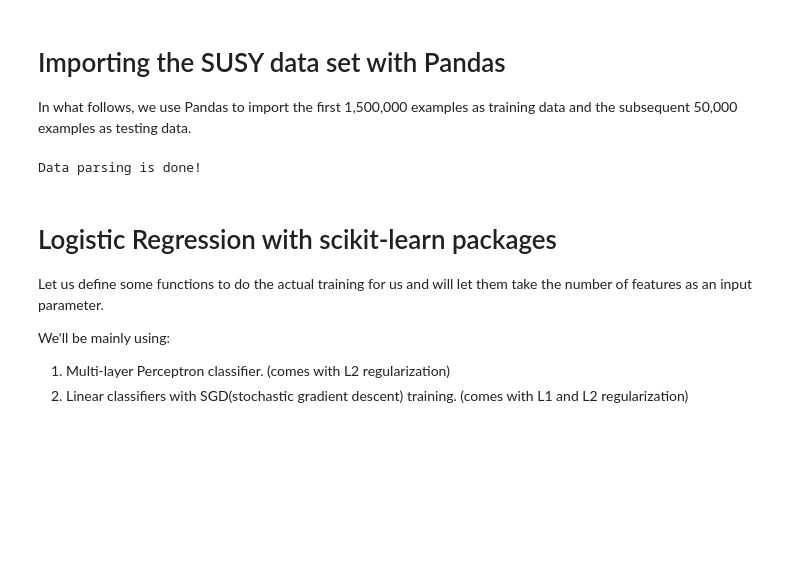
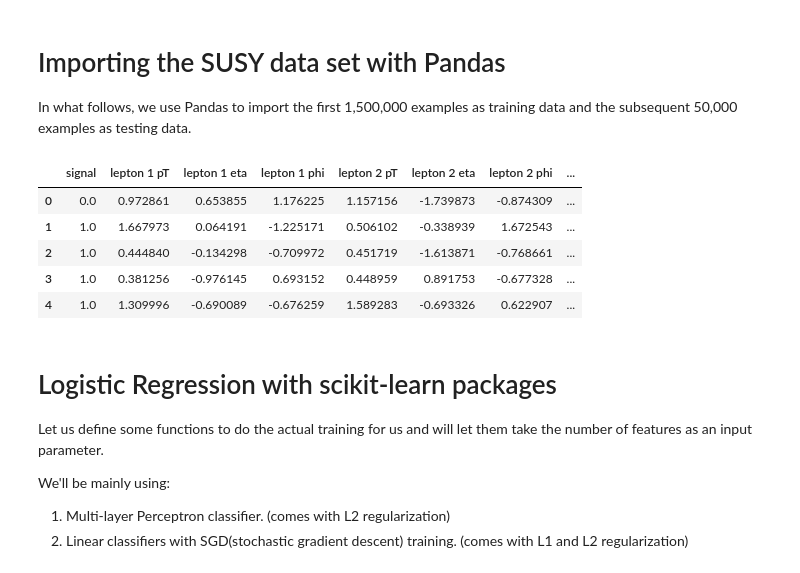
Before and after one commit to LHCfitNikhef/ML4PA, a Jupyter notebook: tutorials/tutorial3/Tutorial3-LogisticRegression-SUSY.ipynb, the cells around one changed output. Drawn from its saved outputs; the diff is of its cells as text; code cells hidden in the pictures; blank space fills up the shorter version.

```diff
--- a/tutorials/tutorial3/Tutorial3-LogisticRegression-SUSY.ipynb
+++ b/tutorials/tutorial3/Tutorial3-LogisticRegression-SUSY.ipynb
@@ -95,28 +95,40 @@ import time
 #Comment the next line on to turn off warnings
 warnings.filterwarnings('ignore')
 
-
 seed=12
 np.random.seed(seed)
-import tensorflow as tf
-# suppress tflow compilation warnings
-os.environ['TF_CPP_MIN_LOG_LEVEL'] = '2'
 
-tf.set_random_seed(seed)
+# To get the data set in a workable format, we can use two different methods.
 
-# Download the SUSY.csv (about 2GB) from UCI ML archive and save it in the same directory as this jupyter notebook
-# See: https://archive.ics.uci.edu/ml/machine-learning-databases/00279/
-#filename="SUSY.csv"
+# Method 1 (adviced for Jupyter Notebook)
+
+# Download the data SUSY.csv (about 2GB) one single time from UCI ML archive
+# and save it in the same directory as this notebook or in the appropriate drive folder
+
+# Origin data: https://archive.ics.uci.edu/ml/machine-learning-databases/00279/SUSY.csv.gz
+
+# filename="SUSY.csv"
+# columns=["signal", "lepton 1 pT", "lepton 1 eta", "lepton 1 phi", "lepton 2 pT", "lepton 2 eta",
+#          "lepton 2 phi", "missing energy magnitude", "missing energy phi", "MET_rel",
+#          "axial MET", "M_R", "M_TR_2", "R", "MT2", "S_R", "M_Delta_R", "dPhi_r_b", "cos(theta_r1)"]
+
+# # Load 1,500,000 rows as train data, 50,000 as test data
+# df_train=pd.read_csv(filename,names=columns,nrows=1500000,engine='python')
+# df_test=pd.read_csv(filename,names=columns,nrows=50000, skiprows=1500000,engine='python')
+
+
+# Method 2 (adviced for Google Colab)
+
+# download using url
 
 url = 'https://archive.ics.uci.edu/ml/machine-learning-databases/00279/SUSY.csv.gz'
-
 columns=["signal", "lepton 1 pT", "lepton 1 eta", "lepton 1 phi", "lepton 2 pT", "lepton 2 eta",
          "lepton 2 phi", "missing energy magnitude", "missing energy phi", "MET_rel",
          "axial MET", "M_R", "M_TR_2", "R", "MT2", "S_R", "M_Delta_R", "dPhi_r_b", "cos(theta_r1)"]
 
 web_response = requests.get(url, timeout=30, stream=True)
 csv_gz_file = web_response.content # Content in bytes from requests.get
-                                   # See comments below why this is used.
+                                     # See comments below why this is used.
 
 f = io.BytesIO(csv_gz_file)
 with gzip.GzipFile(fileobj=f) as filename:
@@ -129,8 +141,16 @@ with gzip.GzipFile(fileobj=f) as filename:
 
 
 print("Data parsing is done!")
-# %% [output]
-Data parsing is done!
+# %%
+#show a snippet of the training data that we have just downloaded
+df_train.head()
+# %% [output]
+|  | signal | lepton 1 pT | lepton 1 eta | lepton 1 phi | lepton 2 pT | lepton 2 eta | lepton 2 phi | ... |
+| 0 | 0.0 | 0.972861 | 0.653855 | 1.176225 | 1.157156 | -1.739873 | -0.874309 | ... |
+| 1 | 1.0 | 1.667973 | 0.064191 | -1.225171 | 0.506102 | -0.338939 | 1.672543 | ... |
+| 2 | 1.0 | 0.444840 | -0.134298 | -0.709972 | 0.451719 | -1.613871 | -0.768661 | ... |
+| 3 | 1.0 | 0.381256 | -0.976145 | 0.693152 | 0.448959 | 0.891753 | -0.677328 | ... |
+| 4 | 1.0 | 1.309996 | -0.690089 | -0.676259 | 1.589283 | -0.693326 | 0.622907 | ... |
 # %% [markdown]
 # Logistic Regression with scikit-learn packages
 
```
Also changed, not shown: parts of 5 cells of this notebook.
